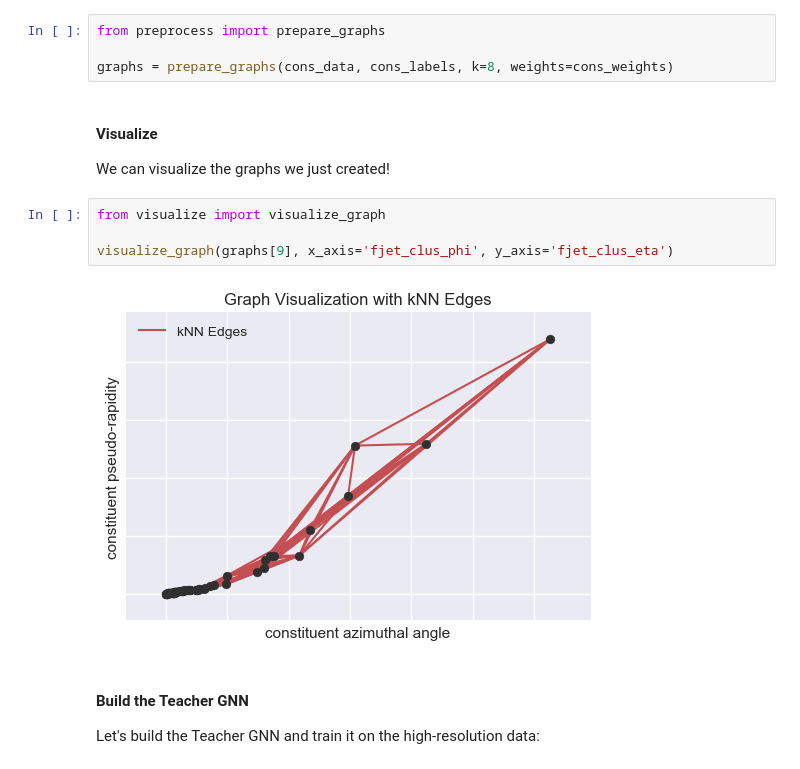
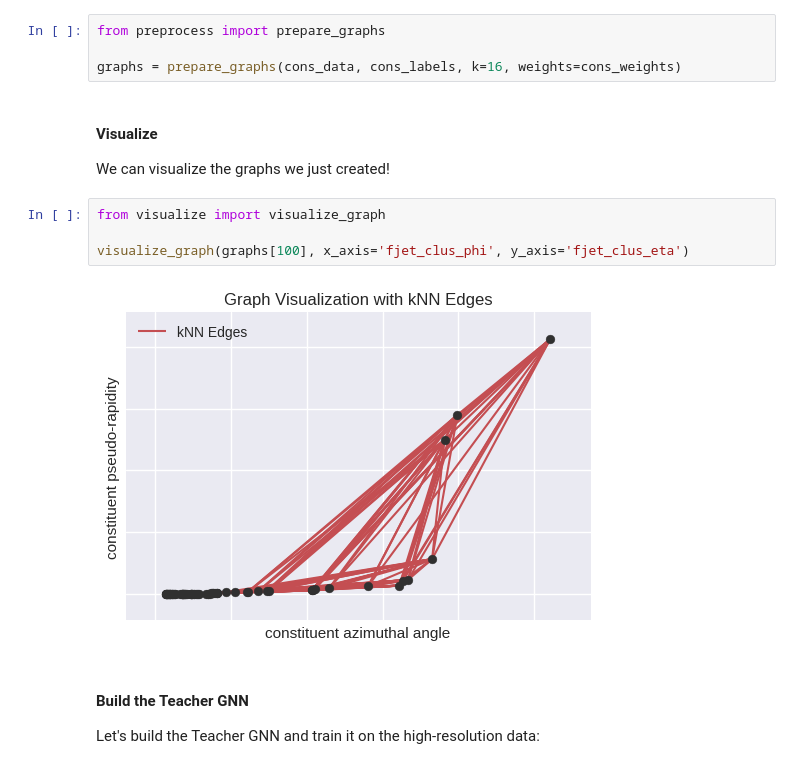
Before and after one commit to baron-de-montblanc/DL-Final-Project, a Jupyter notebook: workbook_GNN.ipynb, the cells around one changed output. Drawn from its saved outputs; the diff is of its cells as text.

```diff
--- a/workbook_GNN.ipynb
+++ b/workbook_GNN.ipynb
@@ -44,7 +47,7 @@ To implement our GNN, we then need to form graphs using our data. We will do so
 # %%
 from preprocess import prepare_graphs
 
-graphs = prepare_graphs(cons_data, cons_labels, k=8, weights=cons_weights)
+graphs = prepare_graphs(cons_data, cons_labels, k=16, weights=cons_weights)
 # %% [markdown]
 #### Visualize
 
@@ -52,9 +55,9 @@ We can visualize the graphs we just created!
 # %%
 from visualize import visualize_graph
 
-visualize_graph(graphs[9], x_axis='fjet_clus_phi', y_axis='fjet_clus_eta')
+visualize_graph(graphs[100], x_axis='fjet_clus_phi', y_axis='fjet_clus_eta')
 # %% [output]
-[figure, old version]
+[figure, new version]
 # %% [markdown]
 #### Build the Teacher GNN
 
```
Also changed, not shown: parts of 5 cells of this notebook, 2 other files.
